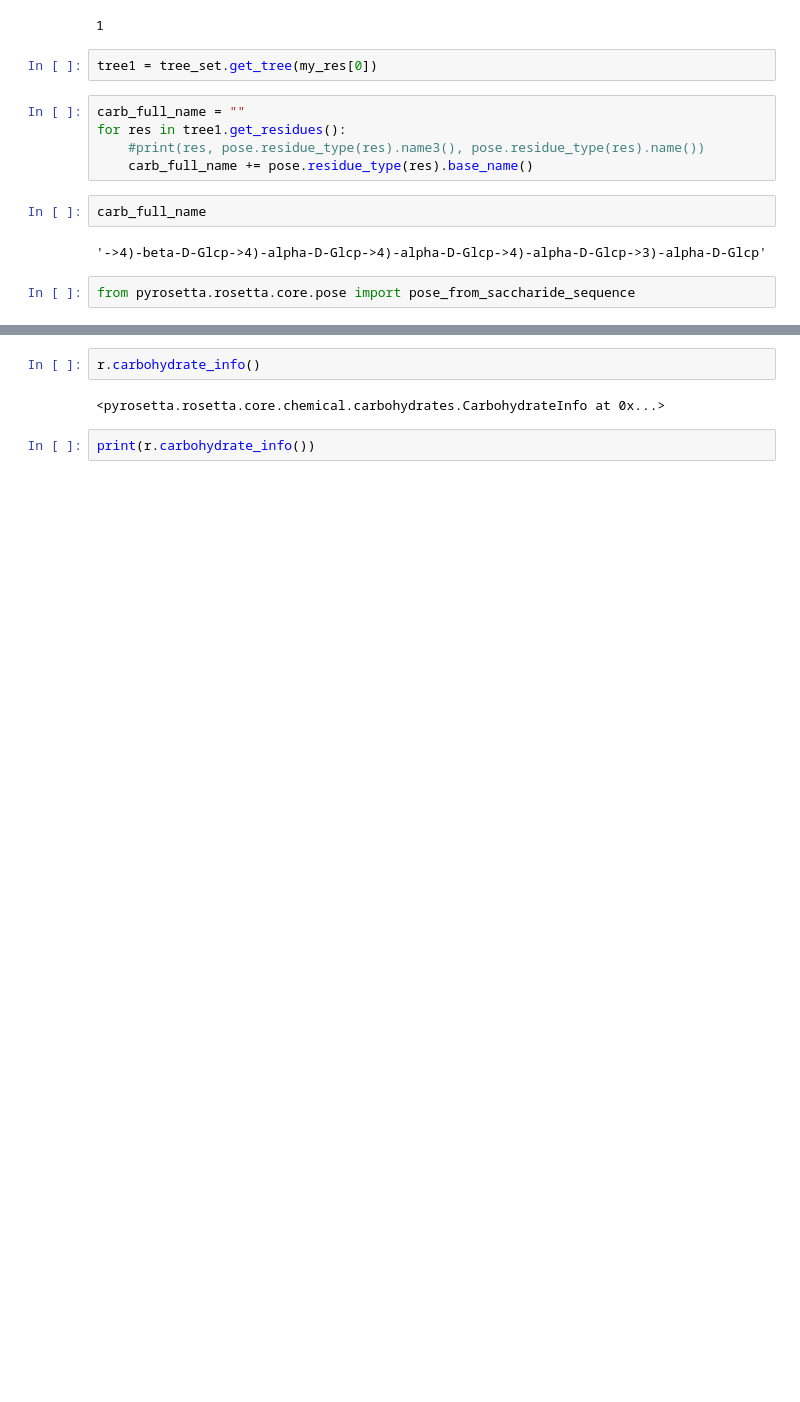
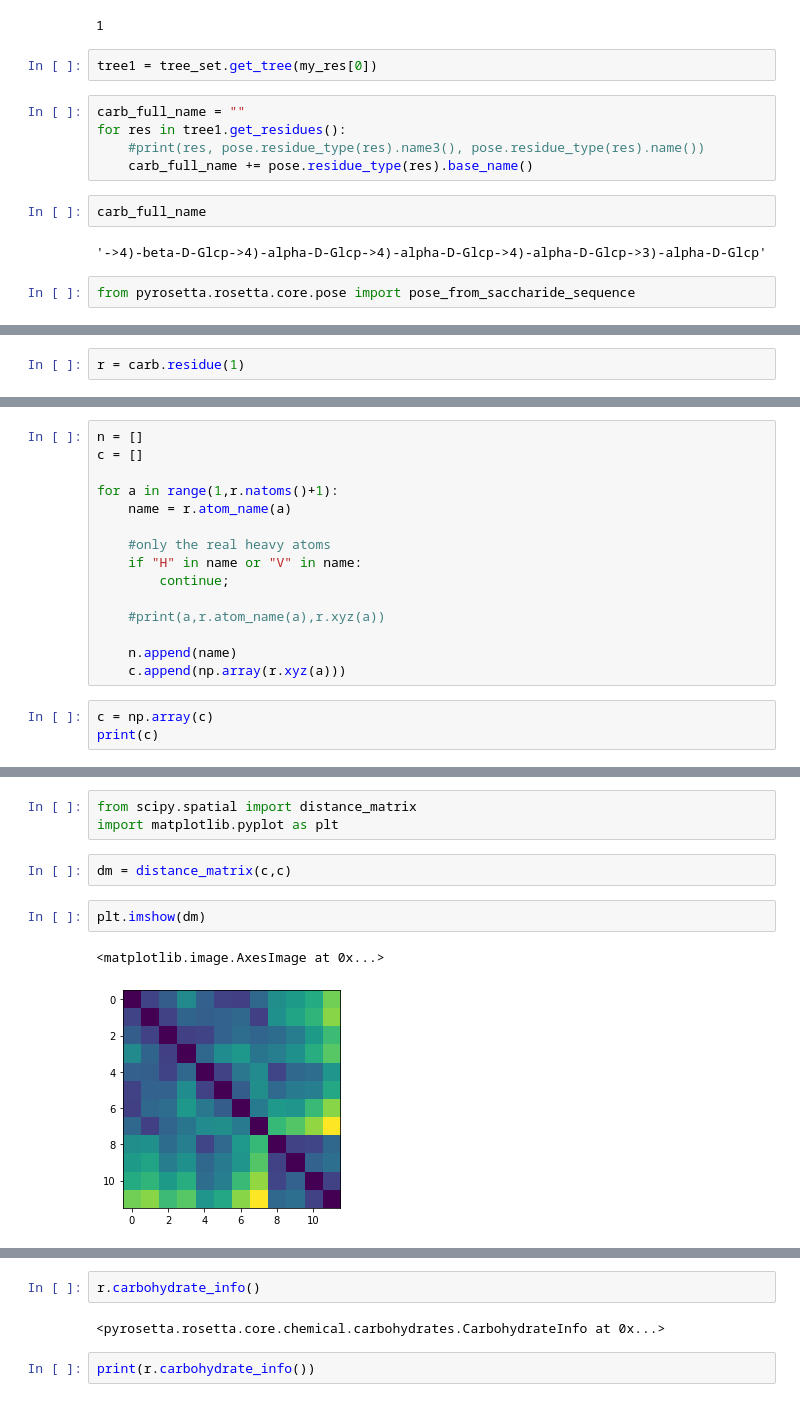
Before and after one commit to swcanner/capdock, a Jupyter notebook: identify_carb.ipynb, the cells around one changed output, grey strips where cells are left out. Saved outputs shown, nothing was run; the diff lists cells and outputs as text; blank space fills up the shorter version.

```diff
--- a/identify_carb.ipynb
+++ b/identify_carb.ipynb
@@ -400,0 +393,2 @@ AttributeError: 'pyrosetta.rosetta.core.conformation.Residue' object has no attr
+# %%
+r = carb.residue(1)
@@ -400,0 +415,18 @@ AttributeError: 'pyrosetta.rosetta.core.conformation.Residue' object has no attr
+# %%
+n = []
+c = []
+
+for a in range(1,r.natoms()+1):
+    name = r.atom_name(a)
+
+    #only the real heavy atoms
+    if "H" in name or "V" in name:
+        continue;
+
+    #print(a,r.atom_name(a),r.xyz(a))
+
+    n.append(name)
+    c.append(np.array(r.xyz(a)))
+# %%
+c = np.array(c)
+print(c)
@@ -400,0 +446,10 @@ AttributeError: 'pyrosetta.rosetta.core.conformation.Residue' object has no attr
+# %%
+from scipy.spatial import distance_matrix
+import matplotlib.pyplot as plt
+# %%
+dm = distance_matrix(c,c)
+# %%
+plt.imshow(dm)
+# %% [output]
+<matplotlib.image.AxesImage at 0x...>
+[figure, added]
```
Also changed, not shown: parts of 27 cells of this notebook.
